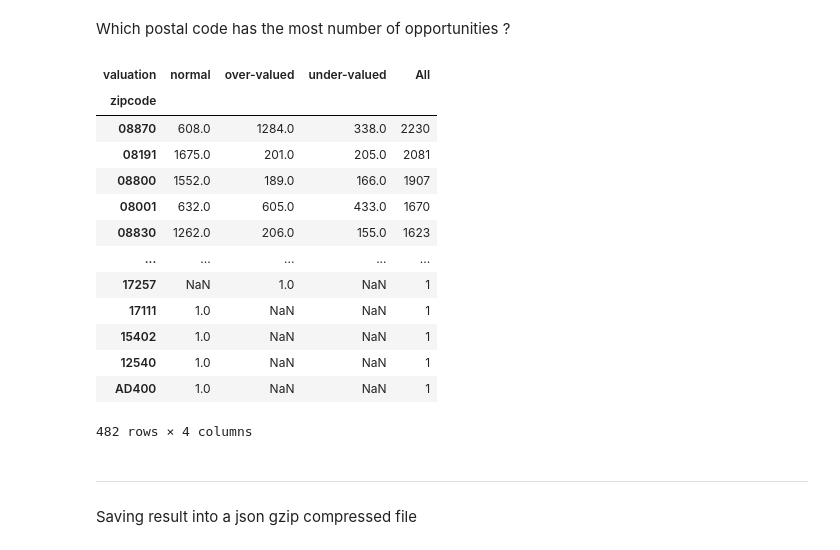
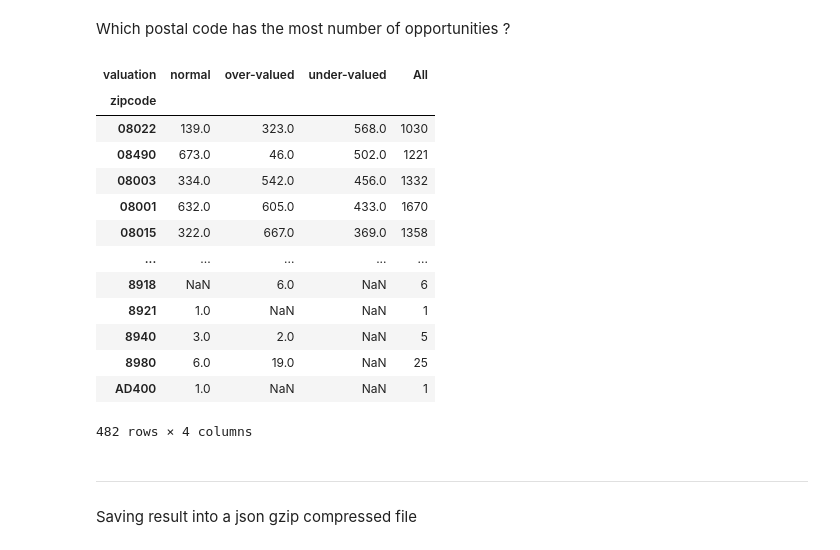
Before and after one commit to LAMDAMielgo/technical_test, a Jupyter notebook: data_exploration.ipynb, the cells around one changed output. Drawn from its saved outputs; the diff is of its cells as text; code cells hidden in the pictures.

```diff
--- a/data_exploration.ipynb
+++ b/data_exploration.ipynb
@@ -605,20 +605,20 @@ pivoted
 # %% [markdown]
 Which postal code has the most number of opportunities ?
 # %%
-pd.pivot_table(data = _df, index = 'zipcode', columns = 'valuation', aggfunc='count', values = 'customer_id', margins = True).iloc[:-1, :].sort_values(by='All', ascending=False)
+pd.pivot_table(data = _df, index = 'zipcode', columns = 'valuation', aggfunc='count', values = 'customer_id', margins = True).iloc[:-1, :].sort_values(by='under-valued', ascending=False)
 # %% [output]
 | valuation | normal | over-valued | under-valued | All |
 | zipcode |  |  |  |  |
-| 08870 | 608.0 | 1284.0 | 338.0 | 2230 |
-| 08191 | 1675.0 | 201.0 | 205.0 | 2081 |
-| 08800 | 1552.0 | 189.0 | 166.0 | 1907 |
+| 08022 | 139.0 | 323.0 | 568.0 | 1030 |
+| 08490 | 673.0 | 46.0 | 502.0 | 1221 |
+| 08003 | 334.0 | 542.0 | 456.0 | 1332 |
 | 08001 | 632.0 | 605.0 | 433.0 | 1670 |
-| 08830 | 1262.0 | 206.0 | 155.0 | 1623 |
+| 08015 | 322.0 | 667.0 | 369.0 | 1358 |
 | ... | ... | ... | ... | ... |
-| 17257 | NaN | 1.0 | NaN | 1 |
-| 17111 | 1.0 | NaN | NaN | 1 |
-| 15402 | 1.0 | NaN | NaN | 1 |
-| 12540 | 1.0 | NaN | NaN | 1 |
+| 8918 | NaN | 6.0 | NaN | 6 |
+| 8921 | 1.0 | NaN | NaN | 1 |
+| 8940 | 3.0 | 2.0 | NaN | 5 |
+| 8980 | 6.0 | 19.0 | NaN | 25 |
 | AD400 | 1.0 | NaN | NaN | 1 |
 482 rows × 4 columns
 # %% [markdown]
```
